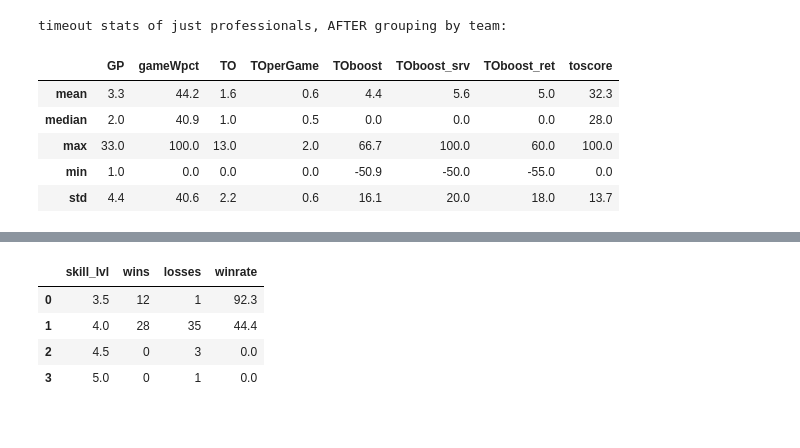
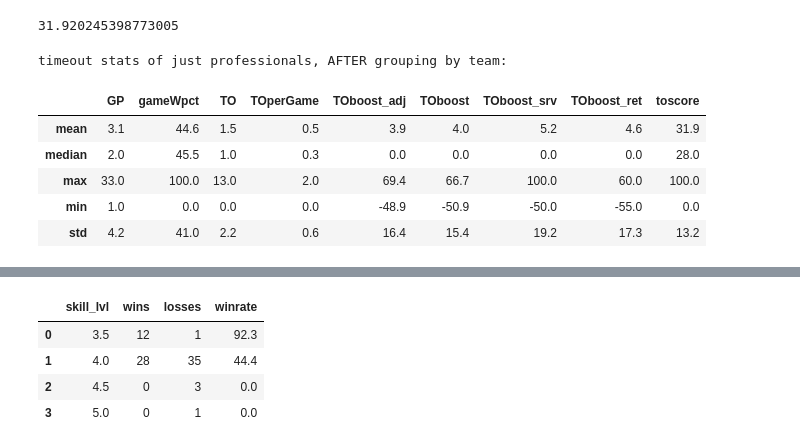
Before and after one commit to conner-mcnicholas/Pickleball_Timeout_Analysis, a Jupyter notebook: src/timeout_analysis.ipynb, the cells around one changed output, grey strips where cells are left out. Saved outputs shown, nothing was run; the diff lists cells and outputs as text; code cells hidden in the pictures.

```diff
--- a/src/timeout_analysis.ipynb
+++ b/src/timeout_analysis.ipynb
@@ -82,0 +137,3 @@ game = game.sort_values(['match_id','game_id']).reset_index(drop=True)
+# %%
+for x in [0,.25,.5,.75,1]:
+    print(x-(1-(50/ret_win)))
@@ -167,6 +366,7 @@ for i in range(len(glist)):
 # %%
-df_timeout = pd.DataFrame(dlist,columns=['game_id','skill_lvl','to_nbr','to_team','game_nbr', \
+df_timeout = pd.DataFrame(dlist,columns=['game_id','skill_lvl','to_nbr','to_team','rally_nbr','lenpre','lenpost','deltawin_adj', \
                                          'prewin','postwin','deltawin','prewinsrv','postwinsrv','deltawinsrv', \
-                                         'prewinrcv','postwinrcv','deltawinrcv']).sort_values(['game_id','to_nbr'])
+                                         'prewinrcv','postwinrcv','deltawinrcv'])
+df_timeout['to_id'] = ["TO"+str(x) for x in df_timeout.index]
 # %%
 print(f'timeout effectiveness metrics across all {len(df_timeout)} timeouts: \n')
@@ -275,6 +523,7 @@ df_teammetrx['TOperGame'] = (df_teammetrx.TO/df_teammetrx.GP).round(1)
 
 grouped = df_timeout.groupby('to_team')
 df_teamcalc = pd.concat([grouped['deltawin'].agg([('TOboost','mean')]).round(1), \
+                    grouped['deltawin_adj'].agg([('TOboost_adj','mean')]).round(1), \
                     grouped['deltawinsrv'].agg([('TOboost_srv','mean')]).round(1), \
                     grouped['deltawinrcv'].agg([('TOboost_ret','mean')]).round(1), \
                    ],axis=1).reset_index()
@@ -291,12 +540,12 @@ df_teammetrx = pd.merge(df_teammetrx,team,on='team_id',how='outer').fillna(0)
 df_teammetrx.drop_duplicates(inplace=True)
 #print(f'\nlength df_teammetrx post dedup: {len(df_teammetrx)}\n')
 
-df_teamstats = df_teammetrx[['team_id','team_nm','GP','gameWpct','TO','TOperGame','TOboost','TOboost_srv','TOboost_ret']]
+df_teamstats = df_teammetrx[['team_id','team_nm','GP','gameWpct','TO','TOperGame','TOboost_adj','TOboost','TOboost_srv','TOboost_ret']]
 df_teamstats[['GP','TO']] = df_teamstats[['GP','TO']].astype('int')
-df_teamstats.sort_values(['GP','TO','TOboost'],ascending=[False,False,False],inplace=True)
+df_teamstats.sort_values(['TOperGame','TOboost','TOboost_adj'],ascending=[False,False,False],inplace=True)
 #print(f"df_teammstats post cast n sort:\n {df_teamstats}\n")
 
 df_teamstats.to_csv('team_timeout_data.csv',index=False)
-print('team timeout data, sorted descending by average win % change:\n ')
+print('team timeout data, sorted descending by timeouts per game and change in win % due to timeouts:\n ')
 df_teamstats.head(20)
 # %% [output]
@@ -328,4 +577,8 @@ df_prostats = df_teamstats[df_teamstats['team_id'].isin(proteams)]
 df_prostats['toscore']=df_prostats.TOboost*df_prostats.TO
 df_prostats['toscore']=df_prostats.toscore-df_prostats.toscore.min()
 df_prostats['toscore']=(df_prostats['toscore']/df_prostats['toscore'].max()*100).astype('int')
+
+df_prostats['toscore_adj']=df_prostats.TOboost_adj*df_prostats.TO
+df_prostats['toscore_adj']=df_prostats.toscore_adj-df_prostats.toscore_adj.min()
+df_prostats['toscore_adj']=(df_prostats['toscore_adj']/df_prostats['toscore_adj'].max()*100).astype('int')
 df_prostats.to_csv('pro_timeout_data.csv',index=False)
@@ -348,15 +593,19 @@ df_prostats
+# %%
+df_prostats.toscore.mean()
+# %% [output]
+31.920245398773005
 # %%
 print(f"timeout stats of just professionals, AFTER grouping by team:\n")
-df_prostats[['GP','gameWpct','TO','TOperGame','TOboost','TOboost_srv','TOboost_ret','toscore']]. \
+df_prostats[['GP','gameWpct','TO','TOperGame','TOboost_adj','TOboost','TOboost_srv','TOboost_ret','toscore']]. \
 agg(['mean','median','max','min','std']).round(1)
 # %% [output]
 timeout stats of just professionals, AFTER grouping by team:
-|  | GP | gameWpct | TO | TOperGame | TOboost | TOboost_srv | TOboost_ret | toscore |
-| mean | 3.3 | 44.2 | 1.6 | 0.6 | 4.4 | 5.6 | 5.0 | 32.3 |
-| median | 2.0 | 40.9 | 1.0 | 0.5 | 0.0 | 0.0 | 0.0 | 28.0 |
-| max | 33.0 | 100.0 | 13.0 | 2.0 | 66.7 | 100.0 | 60.0 | 100.0 |
-| min | 1.0 | 0.0 | 0.0 | 0.0 | -50.9 | -50.0 | -55.0 | 0.0 |
-| std | 4.4 | 40.6 | 2.2 | 0.6 | 16.1 | 20.0 | 18.0 | 13.7 |
+|  | GP | gameWpct | TO | TOperGame | TOboost_adj | TOboost | TOboost_srv | TOboost_ret | toscore |
+| mean | 3.1 | 44.6 | 1.5 | 0.5 | 3.9 | 4.0 | 5.2 | 4.6 | 31.9 |
+| median | 2.0 | 45.5 | 1.0 | 0.3 | 0.0 | 0.0 | 0.0 | 0.0 | 28.0 |
+| max | 33.0 | 100.0 | 13.0 | 2.0 | 69.4 | 66.7 | 100.0 | 60.0 | 100.0 |
+| min | 1.0 | 0.0 | 0.0 | 0.0 | -48.9 | -50.9 | -50.0 | -55.0 | 0.0 |
+| std | 4.2 | 41.0 | 2.2 | 0.6 | 16.4 | 15.4 | 19.2 | 17.3 | 13.2 |
 # %%
 df_extraskill = pd.concat([game[['w_team_id','skill_lvl']].rename(columns={'w_team_id':'team_id'}), \
            game[['l_team_id','skill_lvl']].rename(columns={'l_team_id':'team_id'})],axis=0) \
```
Also changed, not shown: parts of 42 cells of this notebook, 2 other files.
